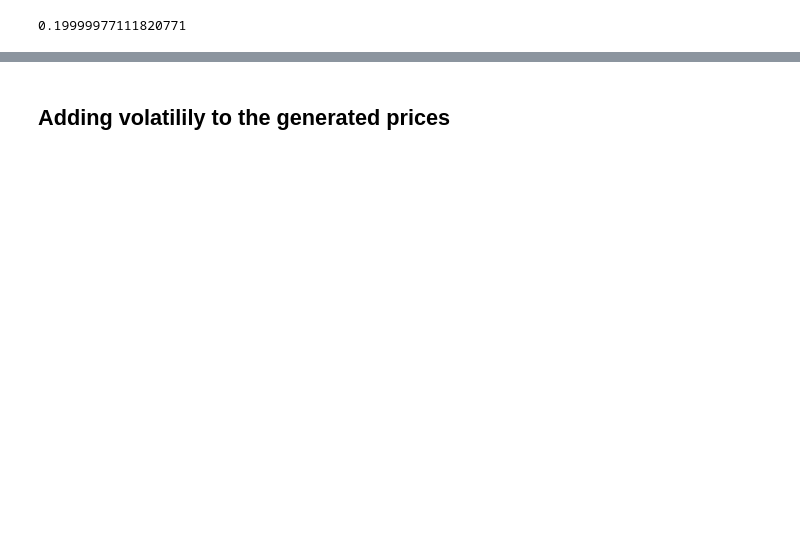
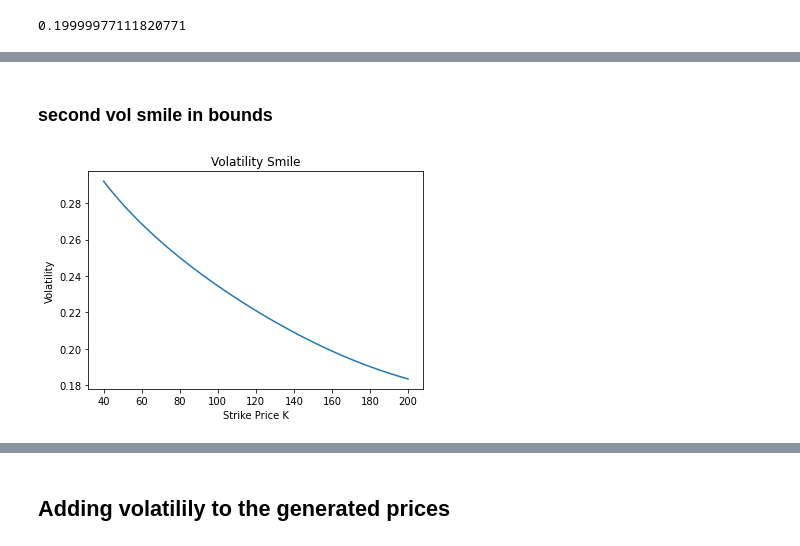
Before and after one commit to amendezll/projet_recherche, a Jupyter notebook: implied_vol.ipynb, the cells around one changed output, grey strips where cells are left out. Cells and saved outputs as stored; diff of their text form; code cells hidden in the pictures; blank space fills up the shorter version.

```diff
--- a/implied_vol.ipynb
+++ b/implied_vol.ipynb
@@ -140,0 +119,25 @@ def vol_vect(K, S,T,r,kappa,theta,nu,rho,V0,alpha=1,L=1000):
+# %% [markdown]
+### second vol smile in bounds
+# %%
+#  vol depend on K
+
+K = np.linspace(40, 200, 100)
+
+S = 100
+T = 2
+r = 0.05
+kappa = 0.1
+theta = 0.1
+nu = 0.1
+rho = -0.75
+V0 = 0.05
+
+vol =  vol_vect(K, S,T,r,kappa,theta,nu,rho,V0,alpha=1,L=1000)
+
+plt.plot(K,vol)
+plt.xlabel("Strike Price K")
+plt.ylabel("Volatility")
+plt.title("Volatility Smile")
+plt.show()
+# %% [output]
+[figure, added]
```
Also changed, not shown: parts of 12 cells of this notebook, 18 other files.
